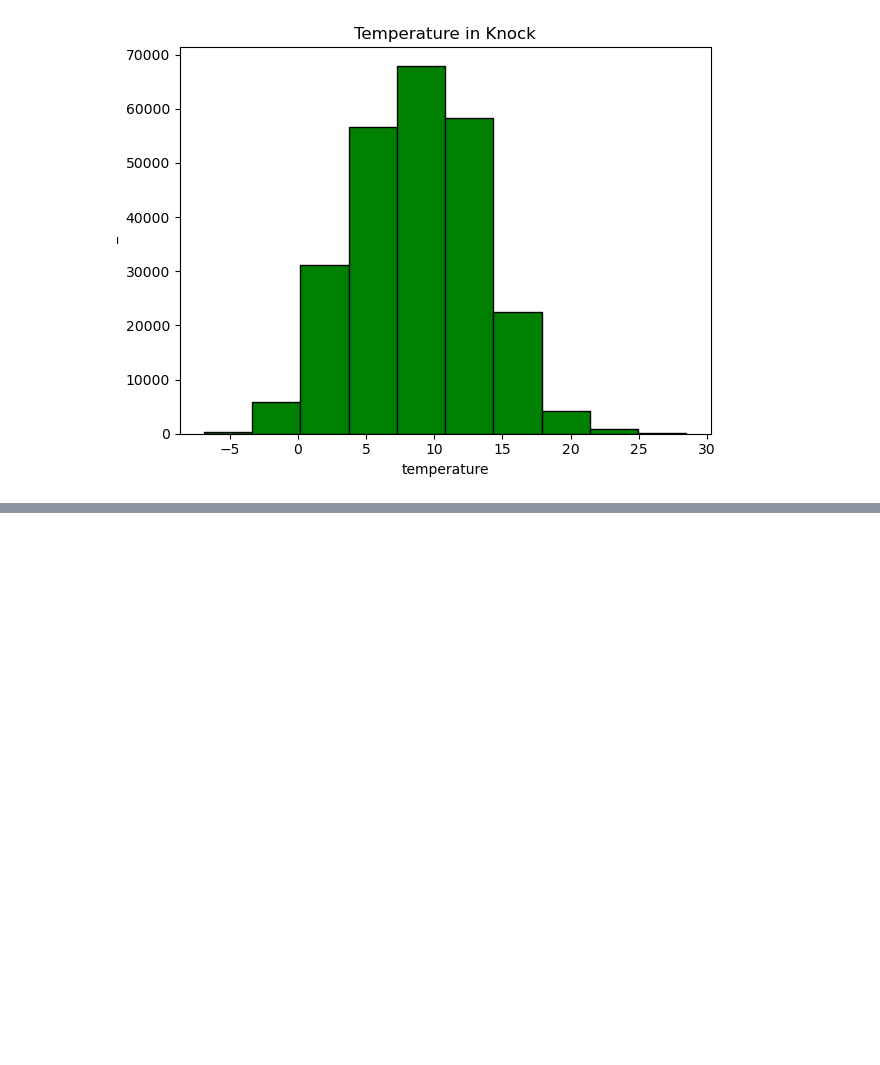
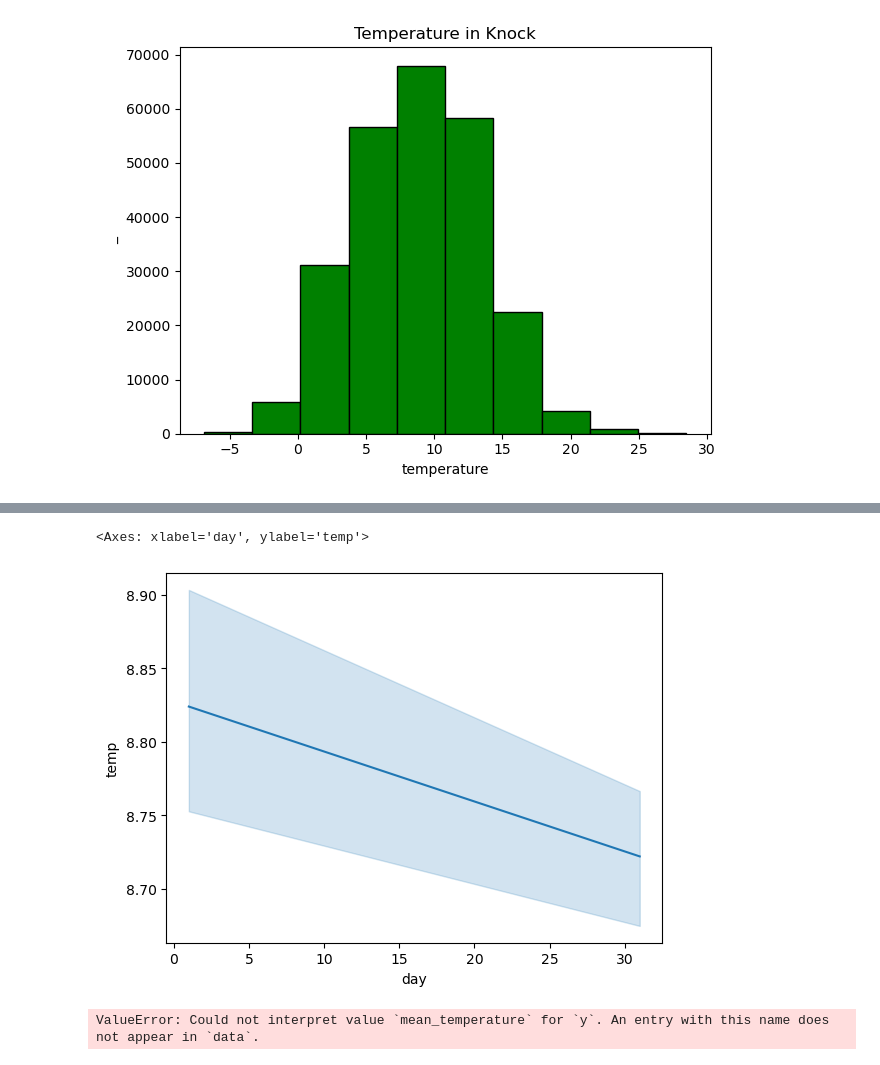
Before and after one commit to Jennyicano/PFDA, a Jupyter notebook: assignments/assignment_6_Weather.ipynb, the cells around one changed output, grey strips where cells are left out. Drawn from its saved outputs; the diff is of its cells as text; code cells hidden in the pictures; blank space fills up the shorter version.

```diff
--- a/assignments/assignment_6_Weather.ipynb
+++ b/assignments/assignment_6_Weather.ipynb
@@ -153,0 +211,15 @@ plt.show()
+# %%
+date = df['day']
+mean_temperature = df.groupby('day')['temp'].mean()
+
+sns.lineplot(x=date, y=mean_temperature)
+# %% [output]
+<Axes: xlabel='day', ylabel='temp'>
+[figure, added]
+# %%
+date = df['day']
+mean_temperature = df.groupby('day')['temp'].mean()
+
+sns.lineplot(data=df.iloc[1:15], x="date", y="mean_temperature")
+# %% [output]
+ValueError: Could not interpret value `mean_temperature` for `y`. An entry with this name does not appear in `data`.
```
Also changed, not shown: parts of 4 cells of this notebook.
